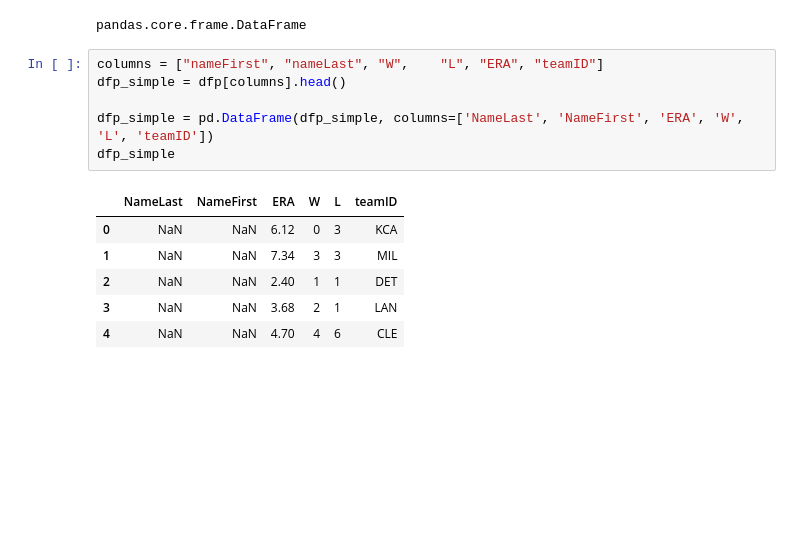
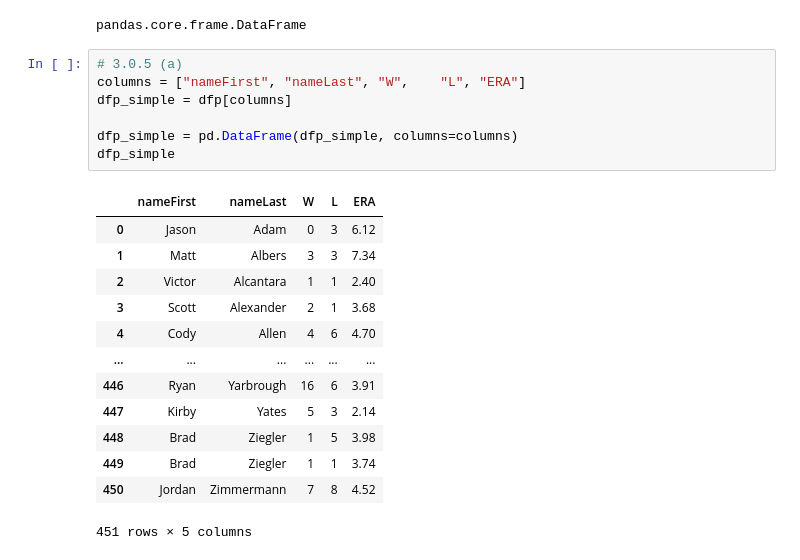
Before and after one commit to dowonh9599/everything-python, a Jupyter notebook: 06-pandas/01-introduction.ipynb, the cells around one changed output. Saved outputs shown, nothing was run; the diff lists cells and outputs as text; blank space fills up the shorter version.

```diff
--- a/06-pandas/01-introduction.ipynb
+++ b/06-pandas/01-introduction.ipynb
@@ -659,15 +723,23 @@ type(dfp)
 # %% [output]
 pandas.core.frame.DataFrame
 # %%
-columns = ["nameFirst", "nameLast",	"W",	"L", "ERA", "teamID"]
-dfp_simple = dfp[columns].head()
+# 3.0.5 (a)
+columns = ["nameFirst", "nameLast",	"W",	"L", "ERA"]
+dfp_simple = dfp[columns]
 
-dfp_simple = pd.DataFrame(dfp_simple, columns=['NameLast', 'NameFirst', 'ERA', 'W', 'L', 'teamID'])
+dfp_simple = pd.DataFrame(dfp_simple, columns=columns)
 dfp_simple
 # %% [output]
-|  | NameLast | NameFirst | ERA | W | L | teamID |
-| 0 | NaN | NaN | 6.12 | 0 | 3 | KCA |
-| 1 | NaN | NaN | 7.34 | 3 | 3 | MIL |
-| 2 | NaN | NaN | 2.40 | 1 | 1 | DET |
-| 3 | NaN | NaN | 3.68 | 2 | 1 | LAN |
-| 4 | NaN | NaN | 4.70 | 4 | 6 | CLE |
+|  | nameFirst | nameLast | W | L | ERA |
+| 0 | Jason | Adam | 0 | 3 | 6.12 |
+| 1 | Matt | Albers | 3 | 3 | 7.34 |
+| 2 | Victor | Alcantara | 1 | 1 | 2.40 |
+| 3 | Scott | Alexander | 2 | 1 | 3.68 |
+| 4 | Cody | Allen | 4 | 6 | 4.70 |
+| ... | ... | ... | ... | ... | ... |
+| 446 | Ryan | Yarbrough | 16 | 6 | 3.91 |
+| 447 | Kirby | Yates | 5 | 3 | 2.14 |
+| 448 | Brad | Ziegler | 1 | 5 | 3.98 |
+| 449 | Brad | Ziegler | 1 | 1 | 3.74 |
+| 450 | Jordan | Zimmermann | 7 | 8 | 4.52 |
+451 rows × 5 columns
```
Also changed, not shown: parts of 15 cells of this notebook.
